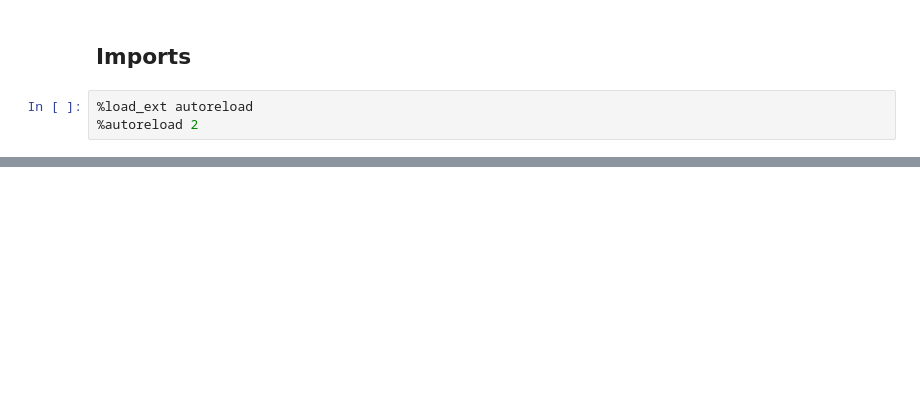
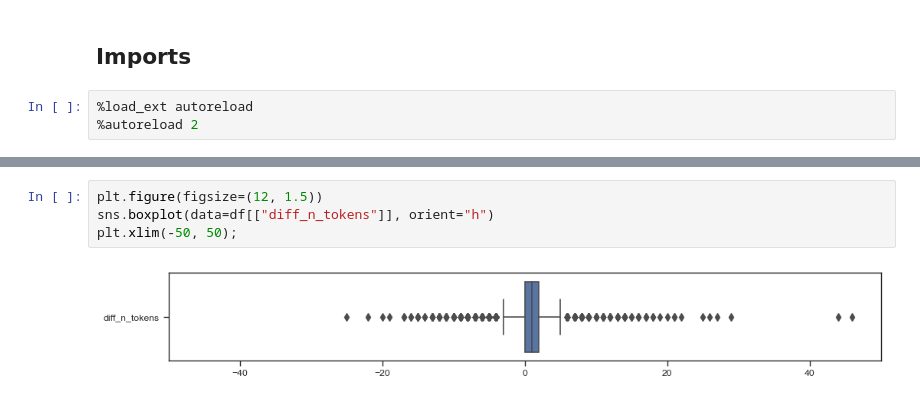
Before and after one commit to tonywu71/distilling-and-forgetting-in-large-pre-trained-models, a Jupyter notebook: notebooks/analyze_whisper_hallucinations-ts_based.ipynb, the cells around one changed output, grey strips where cells are left out. Drawn from its saved outputs; the diff is of its cells as text; blank space fills up the shorter version.

```diff
--- a/notebooks/analyze_whisper_hallucinations-ts_based.ipynb
+++ b/notebooks/analyze_whisper_hallucinations-ts_based.ipynb
@@ -107,0 +76,6 @@ for audio, result, ref, n_overlaps in zip(list_audio, results, references, overl
+# %%
+plt.figure(figsize=(12, 1.5))
+sns.boxplot(data=df[["diff_n_tokens"]], orient="h")
+plt.xlim(-50, 50);
+# %% [output]
+[figure, added]
```
Also changed, not shown: parts of 51 cells of this notebook, 15 other files.
